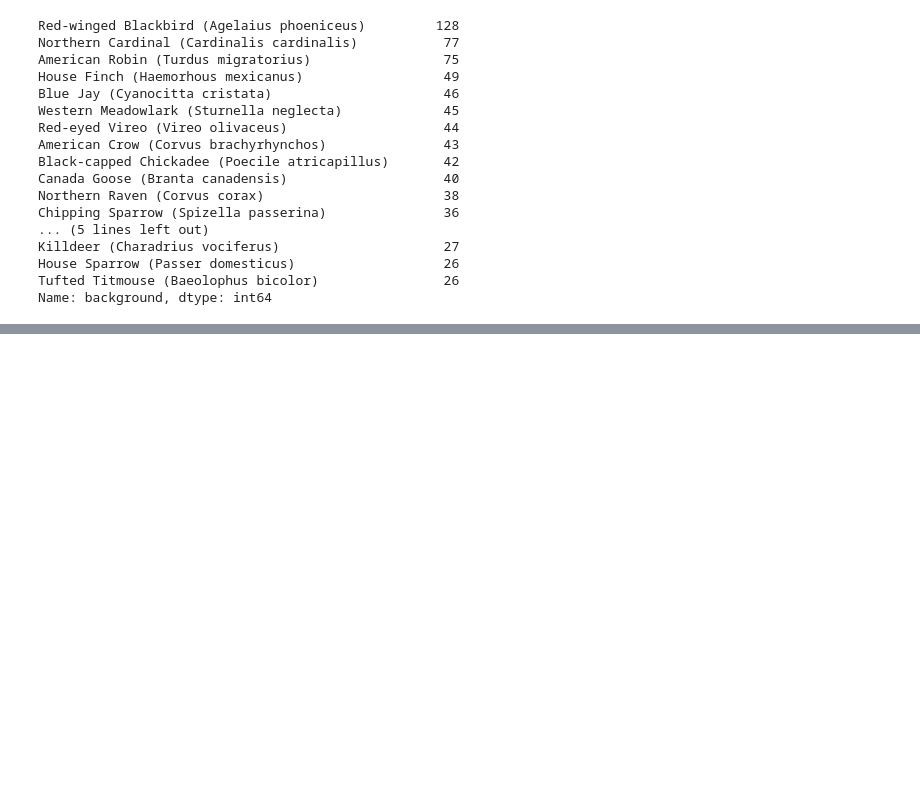
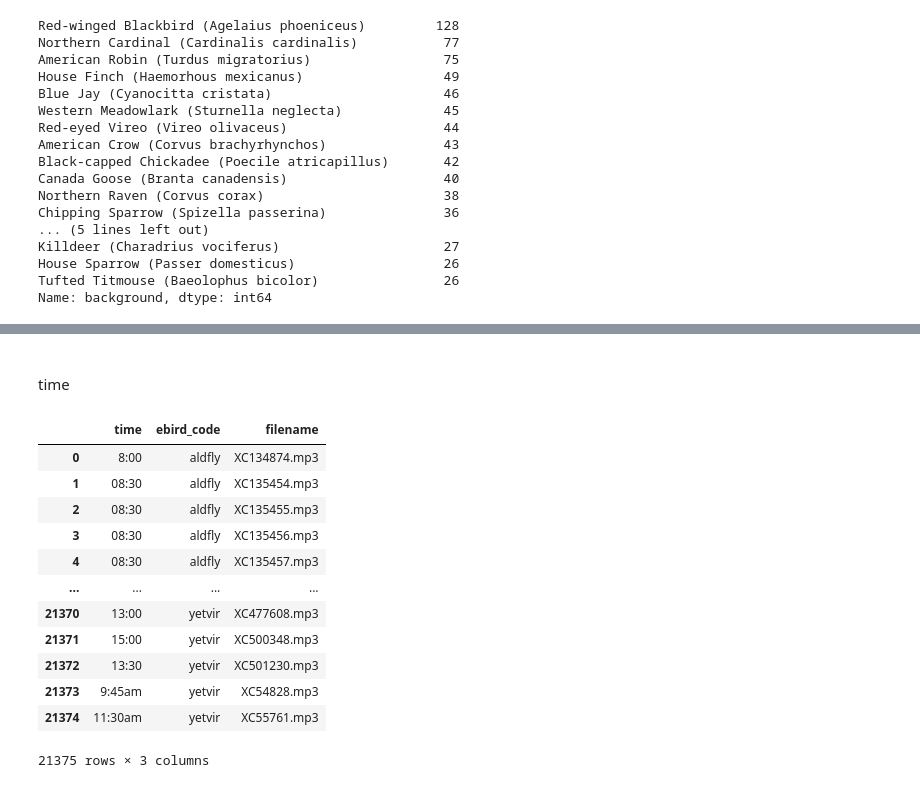
Before and after one commit to fkubota/kaggle-Cornell-Birdcall-Identification, a Jupyter notebook: nb/001_eda.ipynb, the cells around one changed output, grey strips where cells are left out. Drawn from its saved outputs; the diff is of its cells as text; code cells hidden in the pictures; blank space fills up the shorter version.

```diff
--- a/nb/001_eda.ipynb
+++ b/nb/001_eda.ipynb
@@ -747,0 +855,20 @@ Name: background, dtype: int64
+# %% [markdown]
+<br>
+
+time
+# %%
+df_train[['time', 'ebird_code', 'filename']]
+# %% [output]
+|  | time | ebird_code | filename |
+| 0 | 8:00 | aldfly | XC134874.mp3 |
+| 1 | 08:30 | aldfly | XC135454.mp3 |
+| 2 | 08:30 | aldfly | XC135455.mp3 |
+| 3 | 08:30 | aldfly | XC135456.mp3 |
+| 4 | 08:30 | aldfly | XC135457.mp3 |
+| ... | ... | ... | ... |
+| 21370 | 13:00 | yetvir | XC477608.mp3 |
+| 21371 | 15:00 | yetvir | XC500348.mp3 |
+| 21372 | 13:30 | yetvir | XC501230.mp3 |
+| 21373 | 9:45am | yetvir | XC54828.mp3 |
+| 21374 | 11:30am | yetvir | XC55761.mp3 |
+21375 rows × 3 columns
```
Also changed, not shown: parts of 24 cells of this notebook, 2 other files.
